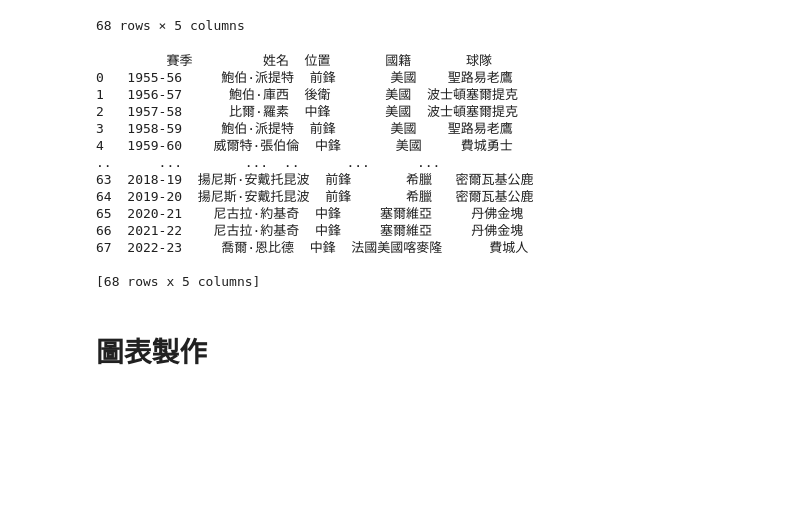
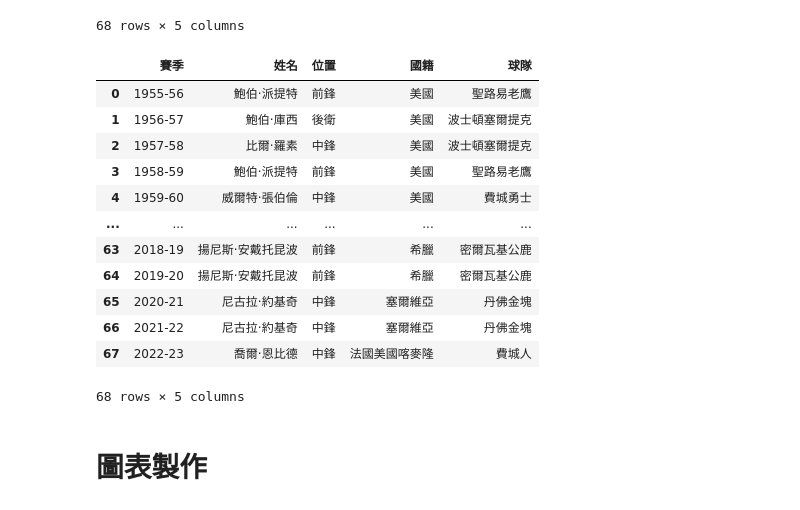
Before and after one commit to Timmylin02/Tingyu, a Jupyter notebook: HW4.ipynb, the cells around one changed output. Cells and saved outputs as stored; diff of their text form; code cells hidden in the pictures; blank space fills up the shorter version.

```diff
--- a/HW4.ipynb
+++ b/HW4.ipynb
@@ -71,29 +69,25 @@ df
 # %%
 #整理dataframe數據內容
 df['姓名'] = df['姓名'].str.replace(r'\[注[^\]]*\]', '')
 df['國籍'] = df['國籍'].str.replace(r'\[注[^\]]*\]', '')
 df['姓名'] = df['姓名'].str.replace(r'[\*\^（\d）]', '')
 df['姓名'] = df['姓名'].str.replace(r'\bAaa', '', case=False)
 df['球隊'] = df['球隊'].str.replace(r'[\*\^（\d）]', '')
-
-
-
-print(df)
+df
 # %% [output]
+|  | 賽季 | 姓名 | 位置 | 國籍 | 球隊 |
+| 0 | 1955-56 | 鮑伯·派提特 | 前鋒 | 美國 | 聖路易老鷹 |
+| 1 | 1956-57 | 鮑伯·庫西 | 後衛 | 美國 | 波士頓塞爾提克 |
+| 2 | 1957-58 | 比爾·羅素 | 中鋒 | 美國 | 波士頓塞爾提克 |
+| 3 | 1958-59 | 鮑伯·派提特 | 前鋒 | 美國 | 聖路易老鷹 |
+| 4 | 1959-60 | 威爾特·張伯倫 | 中鋒 | 美國 | 費城勇士 |
+| ... | ... | ... | ... | ... | ... |
+| 63 | 2018-19 | 揚尼斯·安戴托昆波 | 前鋒 | 希臘 | 密爾瓦基公鹿 |
+| 64 | 2019-20 | 揚尼斯·安戴托昆波 | 前鋒 | 希臘 | 密爾瓦基公鹿 |
+| 65 | 2020-21 | 尼古拉·約基奇 | 中鋒 | 塞爾維亞 | 丹佛金塊 |
+| 66 | 2021-22 | 尼古拉·約基奇 | 中鋒 | 塞爾維亞 | 丹佛金塊 |
+| 67 | 2022-23 | 喬爾·恩比德 | 中鋒 | 法國美國喀麥隆 | 費城人 |
-         賽季         姓名  位置       國籍       球隊
-0   1955-56     鮑伯·派提特  前鋒       美國    聖路易老鷹
-1   1956-57      鮑伯·庫西  後衛       美國  波士頓塞爾提克
-2   1957-58      比爾·羅素  中鋒       美國  波士頓塞爾提克
-3   1958-59     鮑伯·派提特  前鋒       美國    聖路易老鷹
-4   1959-60    威爾特·張伯倫  中鋒       美國     費城勇士
-..      ...        ...  ..      ...      ...
-63  2018-19  揚尼斯·安戴托昆波  前鋒       希臘   密爾瓦基公鹿
-64  2019-20  揚尼斯·安戴托昆波  前鋒       希臘   密爾瓦基公鹿
-65  2020-21    尼古拉·約基奇  中鋒     塞爾維亞     丹佛金塊
-66  2021-22    尼古拉·約基奇  中鋒     塞爾維亞     丹佛金塊
-67  2022-23     喬爾·恩比德  中鋒  法國美國喀麥隆      費城人
-
-[68 rows x 5 columns]
+68 rows × 5 columns
 # %% [markdown]
 # 圖表製作
 # %%
```
Also changed, not shown: parts of 2 cells of this notebook.
